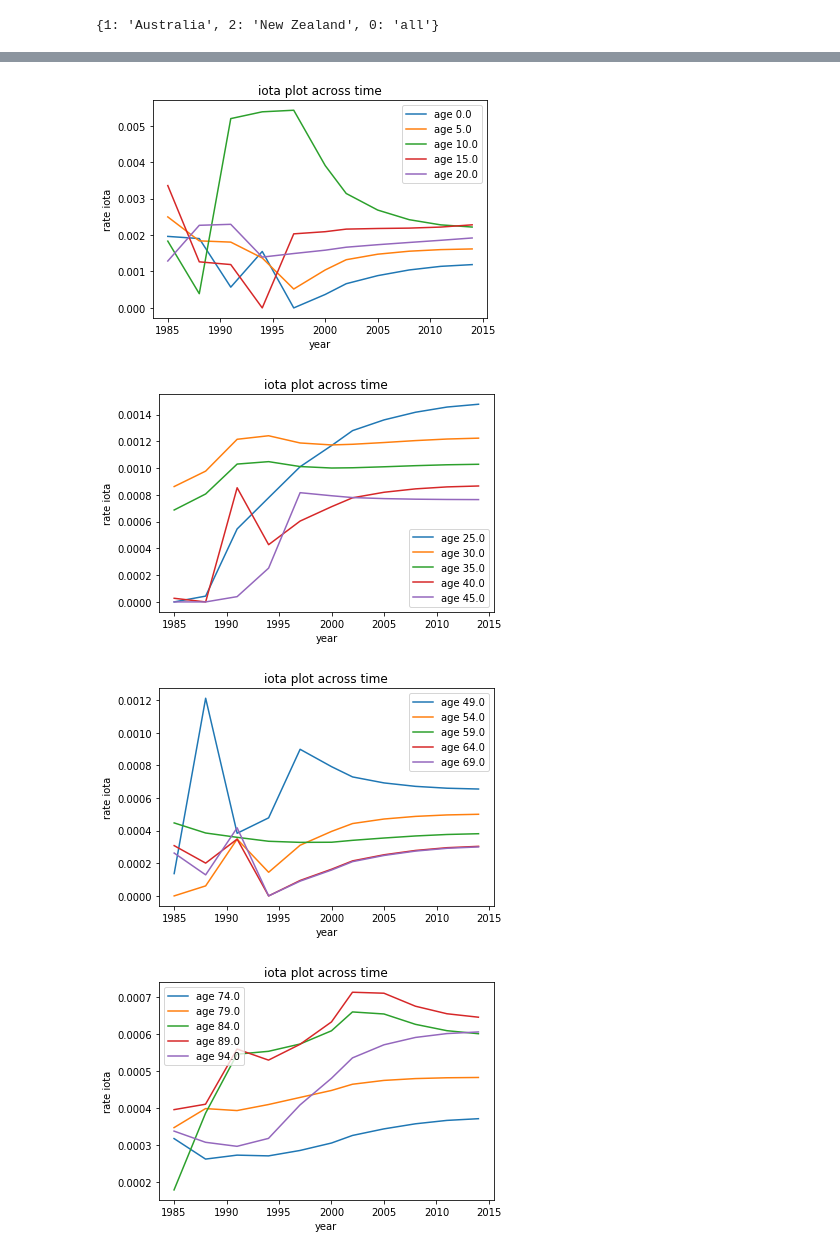
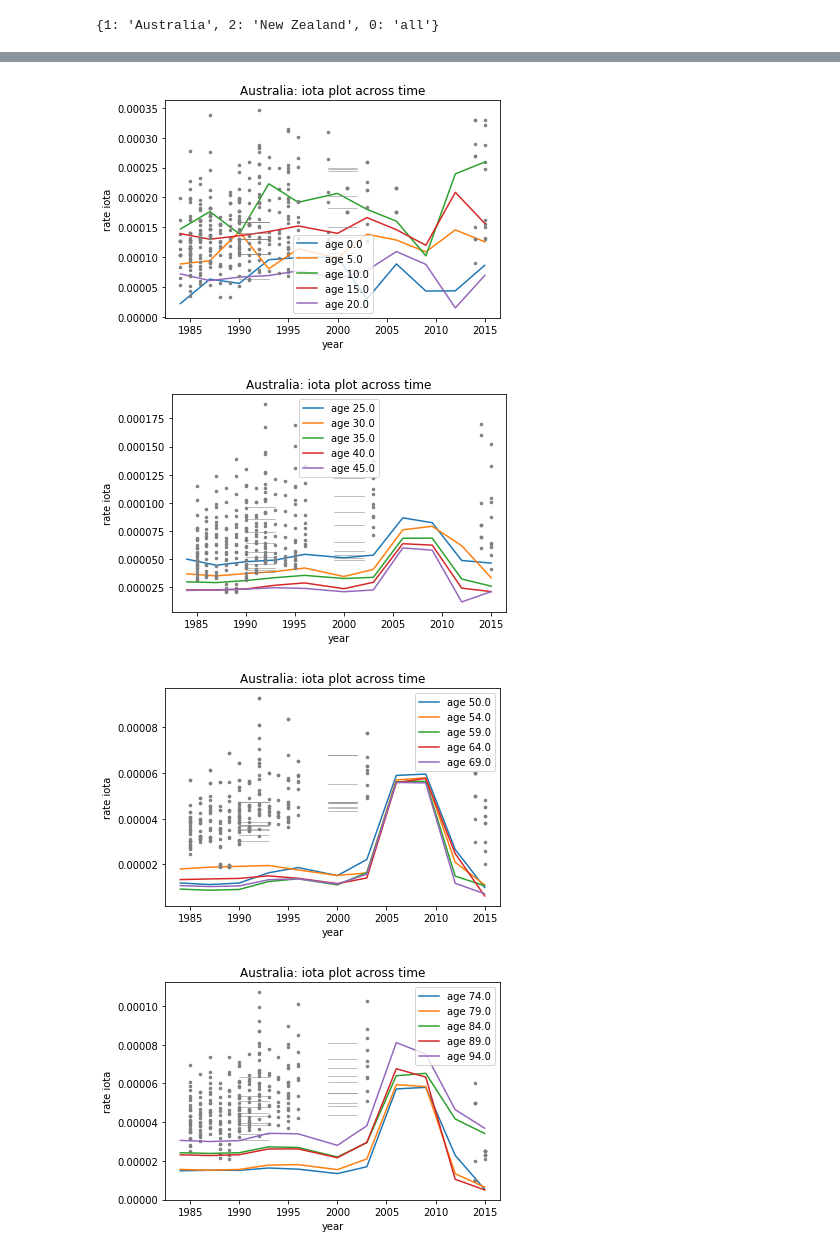
Before and after one commit to jizezhang/dismod_at-wrappers, a Jupyter notebook: demos/two_level_Sincidence_cov.ipynb, the cells around one changed output, grey strips where cells are left out. Drawn from its saved outputs; the diff is of its cells as text; code cells hidden in the pictures.

```diff
--- a/demos/two_level_Sincidence_cov.ipynb
+++ b/demos/two_level_Sincidence_cov.ipynb
@@ -108,7 +78,7 @@ plt.plot_change_over_age('rate', 'iota', 'Sincidence', 'all', plot_data=False)
 # %%
-plt.plot_change_over_time('rate', 'iota', 'Sincidence', 'all', plot_data=False)
+plt.plot_change_over_time('rate', 'iota', 'Sincidence', 'Australia')
 # %% [output]
-[figure, old version]
+[figure, new version]
-[figure, old version]
+[figure, new version]
-[figure, old version]
+[figure, new version]
-[figure, old version]
+[figure, new version]
```
Also changed, not shown: parts of 11 cells of this notebook, 3 other files.
